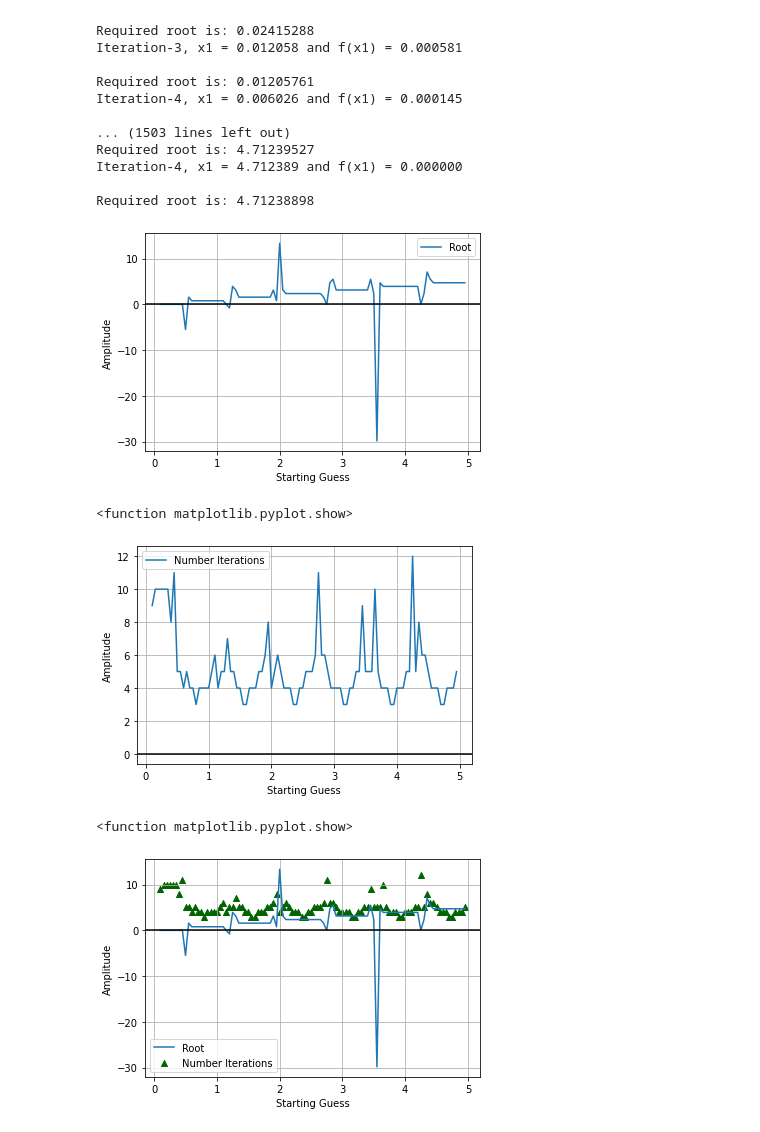
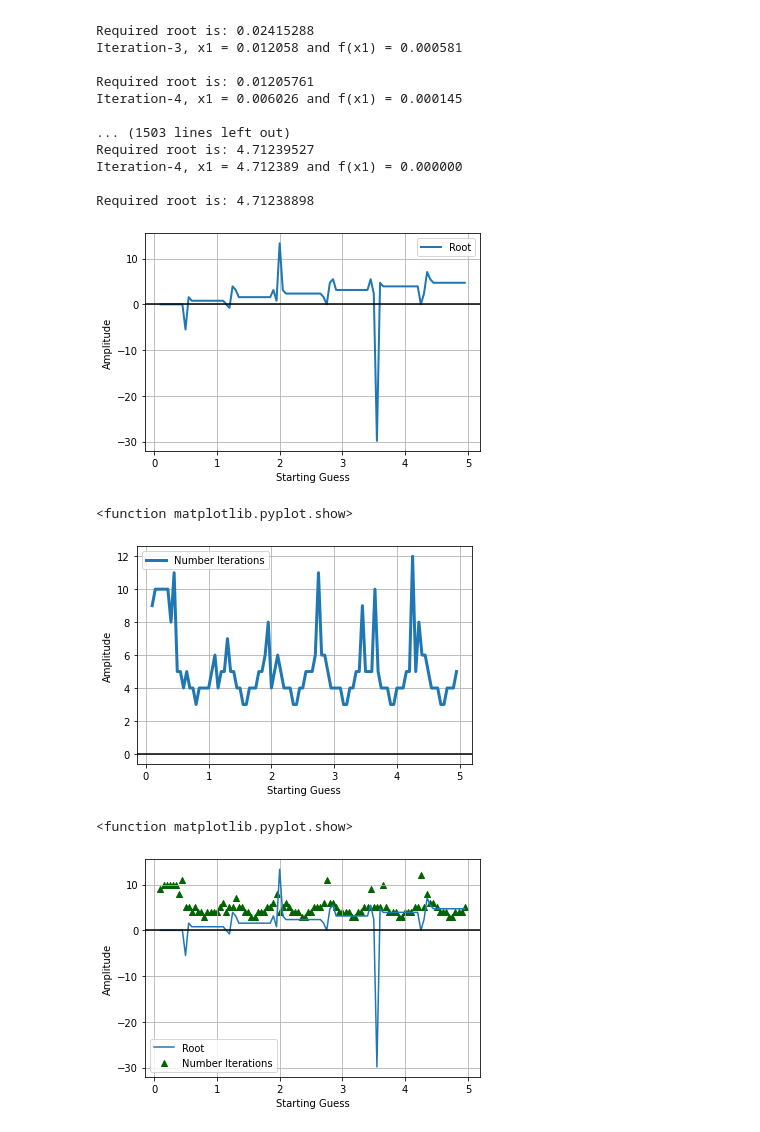
Before and after one commit to LaetitiaBeignon/Numerical-Analysis, a Jupyter notebook: Lab5_Task1.ipynb, the cells around one changed output. Saved outputs shown, nothing was run; the diff lists cells and outputs as text; code cells hidden in the pictures.

```diff
--- a/Lab5_Task1.ipynb
+++ b/Lab5_Task1.ipynb
@@ -20,6 +20,7 @@ def newton(x0,e,N):
    print('\n\n*** NEWTON METHOD IMPLEMENTATION ***')
    step = 1
    flag = 1
+   x1 = 99
    condition = True
    while condition:
       if g(x0) == 0.0:
@@ -45,7 +46,7 @@ numberIt=[]
 
 e = 0.000001
 # Converting N to integer
-N = 100
+N = 1000
 x0=np.arange(0.1,5,0.05)
 for i in x0 :
   startingGuess.append(i)
@@ -72,7 +73,7 @@ Iteration-4, x1 = 4.712389 and f(x1) = 0.000000
 Required root is: 4.71238898
 # %%
 #Plot part
-plot.plot(startingGuess, root, label='Root')
+plot.plot(startingGuess, root, lw=2,  label='Root')
 #plot.plot(startingGuess, numberIt, label='Number Iterations')
 
 
@@ -88,27 +89,27 @@ plot.show()
 #Display
 plot.show
 # %% [output]
-[figure, old version]
+[figure, new version]
 <function matplotlib.pyplot.show>
 # %%
 #Plot part
 #plot.plot(startingGuess, root, label='Root')
-plot.plot(startingGuess, numberIt, label='Number Iterations')
+plot.plot(startingGuess, numberIt, lw=3, label='Number Iterations')
 
 
 #Give x axis label
 plot.xlabel('Starting Guess')
 #Give y axis label
 plot.ylabel('Amplitude')
 plot.grid(True, which='both')
 plot.axhline(y=0, color='k')
 plot.legend()
 plot.show()
 
 #Display
 plot.show
 # %% [output]
-[figure, old version]
+[figure, new version]
 <function matplotlib.pyplot.show>
 # %%
 #Plot part
```
